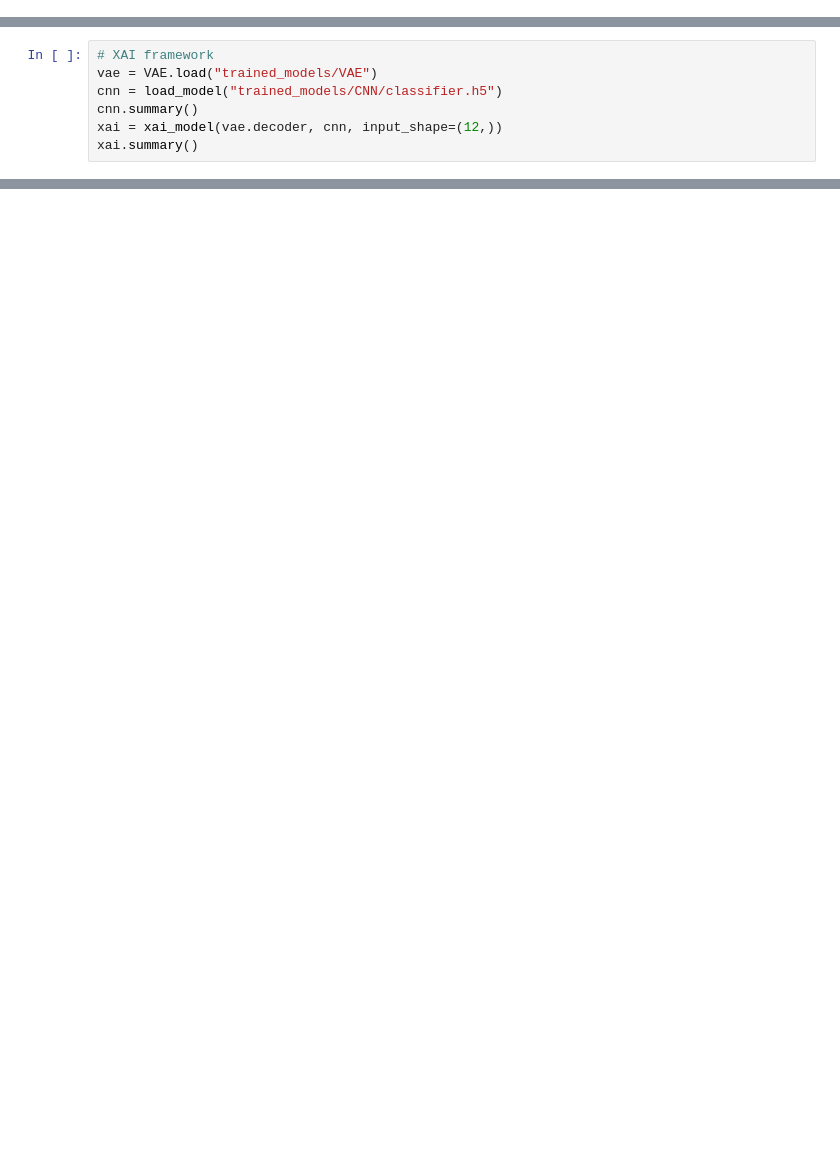
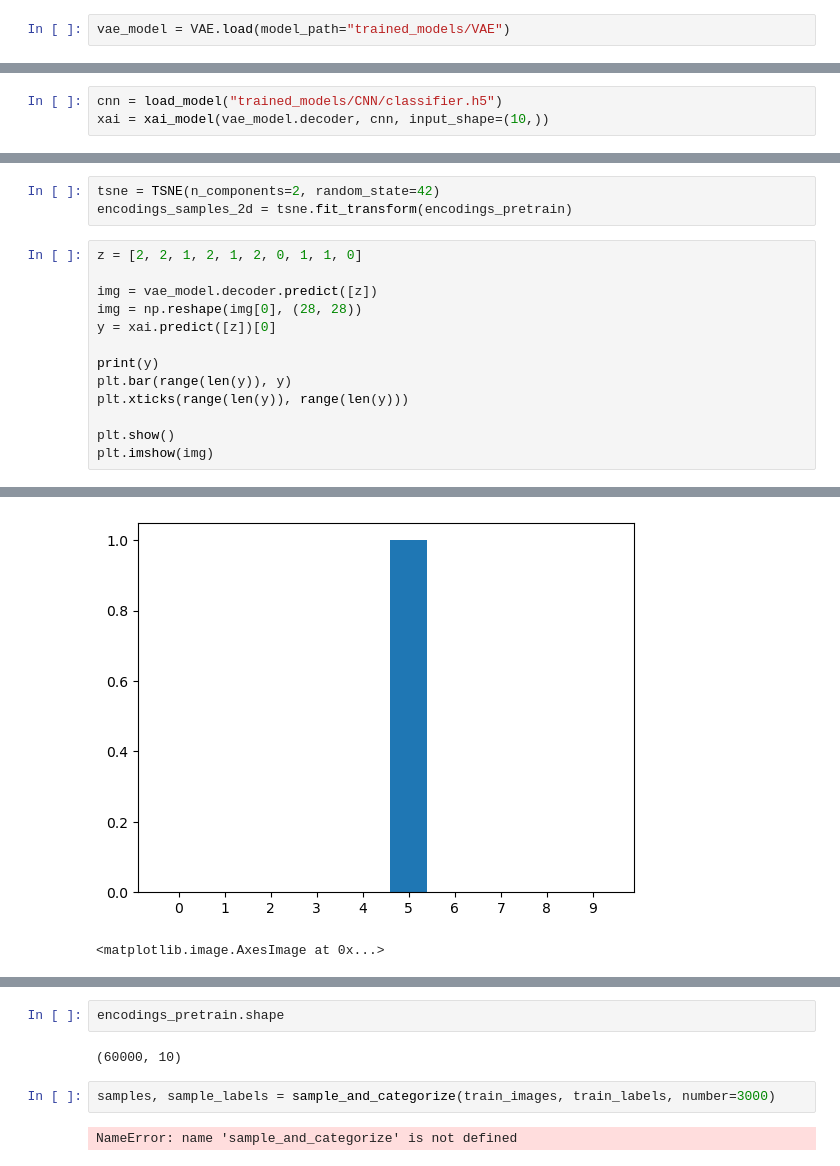
Before and after one commit to Daphne1320/XAI-guided-test-generation, a Jupyter notebook: playground.ipynb, the cells around one changed output, grey strips where cells are left out. Drawn from its saved outputs; the diff is of its cells as text; blank space fills up the shorter version.

```diff
--- a/playground.ipynb
+++ b/playground.ipynb
@@ -20,0 +38,2 @@ print(x_train.shape)
+# %%
+vae_model = VAE.load(model_path="trained_models/VAE")
@@ -21,7 +45,3 @@ print(x_train.shape)
 # %%
-# XAI framework
-vae = VAE.load("trained_models/VAE")
 cnn = load_model("trained_models/CNN/classifier.h5")
-cnn.summary()
-xai = xai_model(vae.decoder, cnn, input_shape=(12,))
-xai.summary()
+xai = xai_model(vae_model.decoder, cnn, input_shape=(10,))
@@ -94,0 +48,17 @@ h_view = vae.encoder.predict(x_view)
+# %%
+tsne = TSNE(n_components=2, random_state=42)
+encodings_samples_2d = tsne.fit_transform(encodings_pretrain)
+# %%
+z = [2, 2, 1, 2, 1, 2, 0, 1, 1, 0]
+
+img = vae_model.decoder.predict([z])
+img = np.reshape(img[0], (28, 28))
+y = xai.predict([z])[0]
+
+print(y)
+plt.bar(range(len(y)), y)
+plt.xticks(range(len(y)), range(len(y)))
+
+plt.show()
+plt.imshow(img)
+# %% [output]
@@ -94,0 +69,2 @@ h_view = vae.encoder.predict(x_view)
+[figure, added]
+<matplotlib.image.AxesImage at 0x...>
@@ -94,0 +72,8 @@ h_view = vae.encoder.predict(x_view)
+# %%
+encodings_pretrain.shape
+# %% [output]
+(60000, 10)
+# %%
+samples, sample_labels = sample_and_categorize(train_images, train_labels, number=3000)
+# %% [output]
+NameError: name 'sample_and_categorize' is not defined
```
Also changed, not shown: parts of 12 cells of this notebook, 4 other files.
